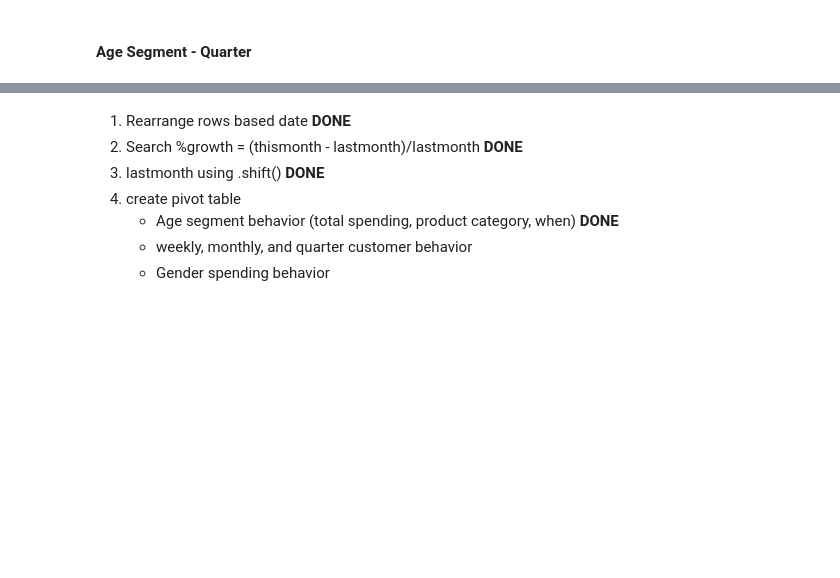
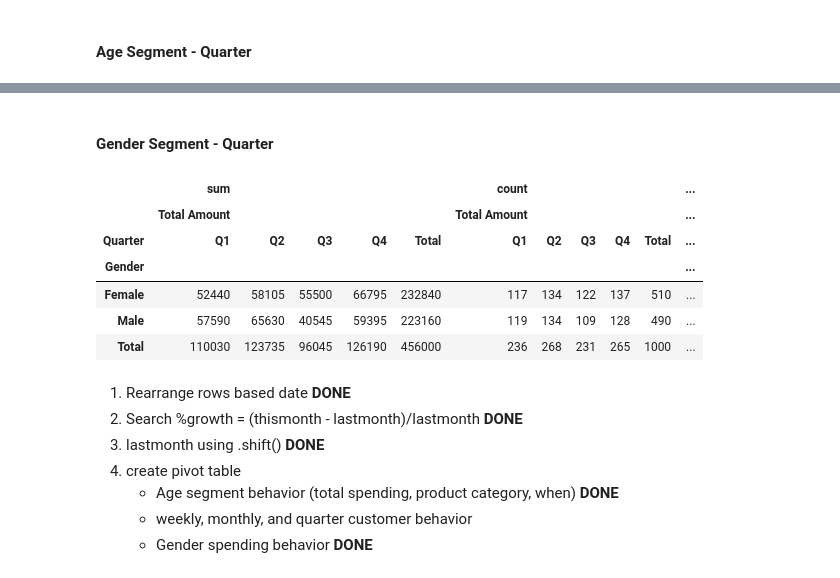
Before and after one commit to gracekaroma/analysis-of-sales-dataset, a Jupyter notebook: Sales Dataset Notebook.ipynb, the cells around one changed output, grey strips where cells are left out. Cells and saved outputs as stored; diff of their text form; code cells hidden in the pictures; blank space fills up the shorter version.

```diff
--- a/Sales Dataset Notebook.ipynb
+++ b/Sales Dataset Notebook.ipynb
@@ -425,3 +467,24 @@ pd.pivot_table(
+# %% [markdown]
+#### **Gender Segment - Quarter**
+# %%
+# Quarter
+pd.pivot_table(
+    data=df_sales,
+    index=['Gender'],
+    values=['Total Amount'],
+    columns='Quarter',
+    aggfunc=['sum', 'count', 'mean'],
+    margins=True,
+    margins_name='Total'
+)
+# %% [output]
+|  | sum |  |  |  |  | count |  |  |  |  | ... |
+|  | Total Amount |  |  |  |  | Total Amount |  |  |  |  | ... |
+| Quarter | Q1 | Q2 | Q3 | Q4 | Total | Q1 | Q2 | Q3 | Q4 | Total | ... |
+| Gender |  |  |  |  |  |  |  |  |  |  | ... |
+| Female | 52440 | 58105 | 55500 | 66795 | 232840 | 117 | 134 | 122 | 137 | 510 | ... |
+| Male | 57590 | 65630 | 40545 | 59395 | 223160 | 119 | 134 | 109 | 128 | 490 | ... |
+| Total | 110030 | 123735 | 96045 | 126190 | 456000 | 236 | 268 | 231 | 265 | 1000 | ... |
 # %% [markdown]
 1. Rearrange rows based date **DONE**
 2. Search %growth = (thismonth - lastmonth)/lastmonth **DONE**
@@ -429,4 +492,4 @@ pd.pivot_table(
 4. create pivot table
     - Age segment behavior (total spending, product category, when) **DONE**
     - weekly, monthly, and quarter customer behavior
-    - Gender spending behavior
+    - Gender spending behavior **DONE**
```
Also changed, not shown: parts of 6 cells of this notebook.
